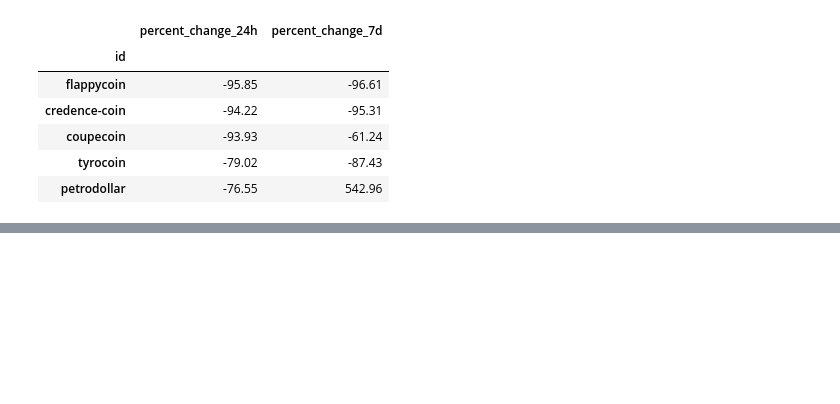
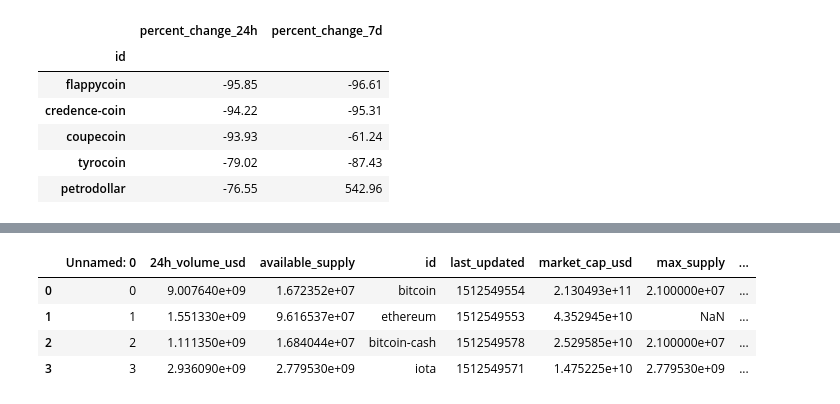
Before and after one commit to M-Montanio/crypto_market, a Jupyter notebook: crypto_market.ipynb, the cells around one changed output, grey strips where cells are left out. Saved outputs shown, nothing was run; the diff lists cells and outputs as text; code cells hidden in the pictures; blank space fills up the shorter version.

Commit message:
Plot market cap segments

```diff
--- a/crypto_market.ipynb
+++ b/crypto_market.ipynb
@@ -143,3 +143,15 @@ WTITLE = "Weekly top losers and winners"
 fig, ax = top10_subplot(volatility7d['percent_change_7d'], WTITLE)
 # %% [output]
 [drawing not drawn]
+# %%
+# Selecting everything bigger than 10 billion
+largecaps = dec6.query('market_cap_usd > 10000000000')
+
+# Printing out largecaps
+largecaps
+# %% [output]
+|  | Unnamed: 0 | 24h_volume_usd | available_supply | id | last_updated | market_cap_usd | max_supply | ... |
+| 0 | 0 | 9.007640e+09 | 1.672352e+07 | bitcoin | 1512549554 | 2.130493e+11 | 2.100000e+07 | ... |
+| 1 | 1 | 1.551330e+09 | 9.616537e+07 | ethereum | 1512549553 | 4.352945e+10 | NaN | ... |
+| 2 | 2 | 1.111350e+09 | 1.684044e+07 | bitcoin-cash | 1512549578 | 2.529585e+10 | 2.100000e+07 | ... |
+| 3 | 3 | 2.936090e+09 | 2.779530e+09 | iota | 1512549571 | 1.475225e+10 | 2.779530e+09 | ... |
```
Also changed, not shown: parts of 1 cell of this notebook.
